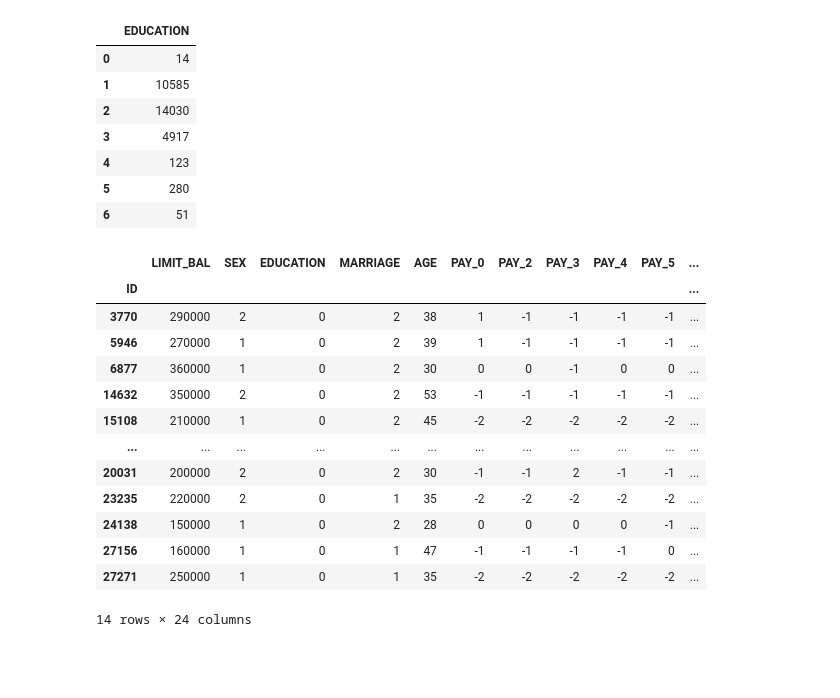
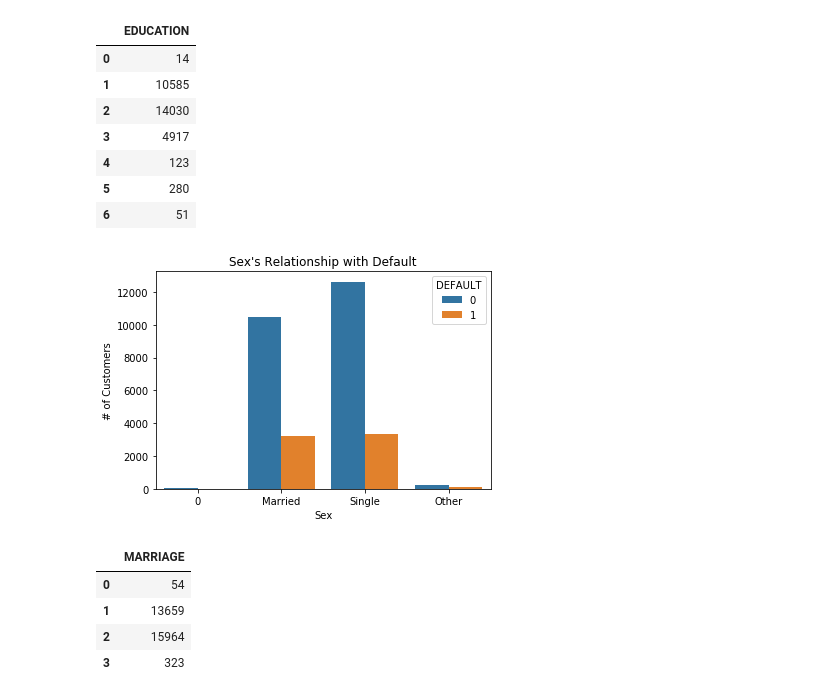
Before and after one commit to everittB/Credit_Default_Classification, a Jupyter notebook: src/default_classification.ipynb, the cells around one changed output. Cells and saved outputs as stored; diff of their text form; code cells hidden in the pictures; blank space fills up the shorter version.

```diff
--- a/src/default_classification.ipynb
+++ b/src/default_classification.ipynb
@@ -167,20 +167,20 @@ pd.DataFrame(data_default['EDUCATION'].value_counts(sort=False))
 | 4 | 123 |
 | 5 | 280 |
 | 6 | 51 |
-# %%
-data_default.query('EDUCATION == 0')
-# %% [output]
-|  | LIMIT_BAL | SEX | EDUCATION | MARRIAGE | AGE | PAY_0 | PAY_2 | PAY_3 | PAY_4 | PAY_5 | ... |
-| ID |  |  |  |  |  |  |  |  |  |  | ... |
-| 3770 | 290000 | 2 | 0 | 2 | 38 | 1 | -1 | -1 | -1 | -1 | ... |
-| 5946 | 270000 | 1 | 0 | 2 | 39 | 1 | -1 | -1 | -1 | -1 | ... |
-| 6877 | 360000 | 1 | 0 | 2 | 30 | 0 | 0 | -1 | 0 | 0 | ... |
-| 14632 | 350000 | 2 | 0 | 2 | 53 | -1 | -1 | -1 | -1 | -1 | ... |
-| 15108 | 210000 | 1 | 0 | 2 | 45 | -2 | -2 | -2 | -2 | -2 | ... |
-| ... | ... | ... | ... | ... | ... | ... | ... | ... | ... | ... | ... |
-| 20031 | 200000 | 2 | 0 | 2 | 30 | -1 | -1 | 2 | -1 | -1 | ... |
-| 23235 | 220000 | 2 | 0 | 1 | 35 | -2 | -2 | -2 | -2 | -2 | ... |
-| 24138 | 150000 | 1 | 0 | 2 | 28 | 0 | 0 | 0 | 0 | -1 | ... |
-| 27156 | 160000 | 1 | 0 | 1 | 47 | -1 | -1 | -1 | -1 | 0 | ... |
-| 27271 | 250000 | 1 | 0 | 1 | 35 | -2 | -2 | -2 | -2 | -2 | ... |
-14 rows × 24 columns
+# %%
+plot_mar = sns.countplot(x='MARRIAGE', hue='DEFAULT', data=data_default)
+plt.xlabel("Sex")
+plt.ylabel("# of Customers")
+plt.title("Sex's Relationship with Default")
+plot_mar.set_xticklabels(['0','Married','Single', 'Other'])
+plt.show()
+# %% [output]
+[figure, added]
+# %%
+pd.DataFrame(data_default.MARRIAGE.value_counts(sort=False))
+# %% [output]
+|  | MARRIAGE |
+| 0 | 54 |
+| 1 | 13659 |
+| 2 | 15964 |
+| 3 | 323 |
```
Also changed, not shown: parts of 13 cells of this notebook.
